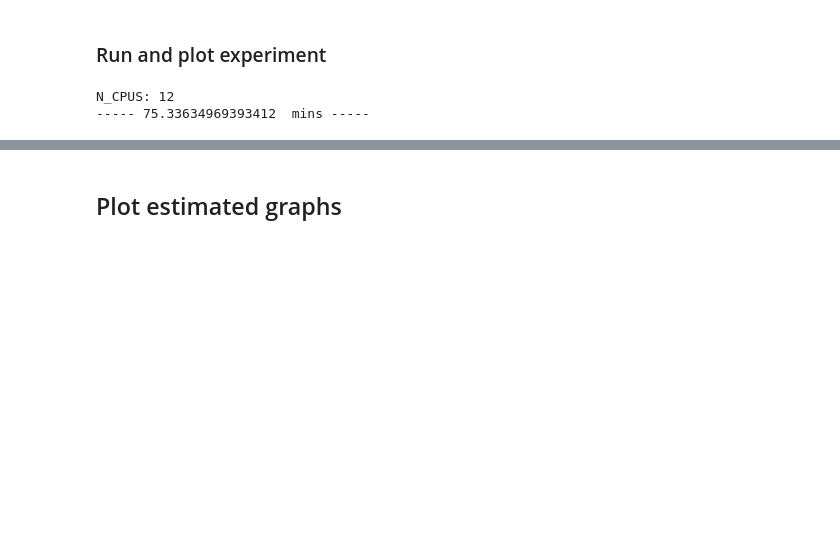
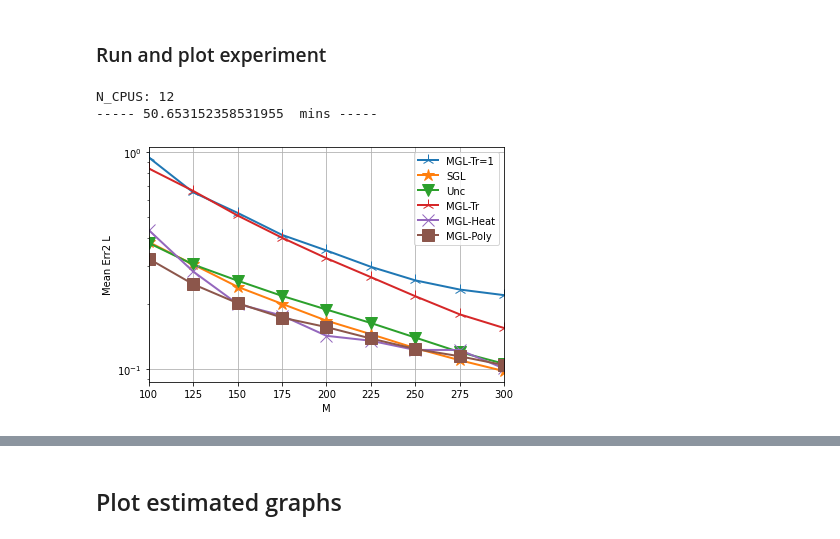
Before and after one commit to reysam93/motif_nti, a Jupyter notebook: senate_data.ipynb, the cells around one changed output, grey strips where cells are left out. Saved outputs shown, nothing was run; the diff lists cells and outputs as text; code cells hidden in the pictures; blank space fills up the shorter version.

```diff
--- a/senate_data.ipynb
+++ b/senate_data.ipynb
@@ -202,7 +202,6 @@ iters = 200
 deltas = [1.2, 13, .06, 2.3]
 models = [
     # Baselines
-    {'name': 'GLasso', 'alpha': 0.1, 'fmt': '^-'},
     {'name': 'MGL-Tr=1', 'cs': 1, 'gs': GS[0], 'bounds': [], 'fmt': '2-',
      'regs': {'alpha': 0, 'beta': .5, 'gamma': 0, 'deltas': 1e-4}},
     {'name': 'SGL', 'fmt': '*-', 'regs': {'alpha': 0, 'beta': 5,
@@ -239,14 +238,15 @@ total_t = time.time() - total_t
 print('-----', total_t/60, ' mins -----')
 # %% [output]
 N_CPUS: 12
------ 75.33634969393412  mins -----
+----- 50.653152358531955  mins -----
 # %%
 # %matplotlib qt
-skip_idx = []
 err_L, err_lamb = est_errs(L, lambdas, Ls_hat, lamds_hat, sq_err=True)
 mean_errL = np.mean(err_L, 2)
 mean_err_lam = np.mean(err_lamb, 2)
-plot_err(MM, models, mean_errL, 'Mean Err2 L', logy=True, skip=skip_idx)
+plot_err(MM, models, mean_errL, 'Mean Err2 L', logy=True)
+# %% [output]
+[figure, added]
 # %%
 # fname = PATH + 'senate.csv'
 # utils.error_to_csv(fname, models, MM, mean_errL)
```
Also changed, not shown: parts of 4 cells of this notebook.
